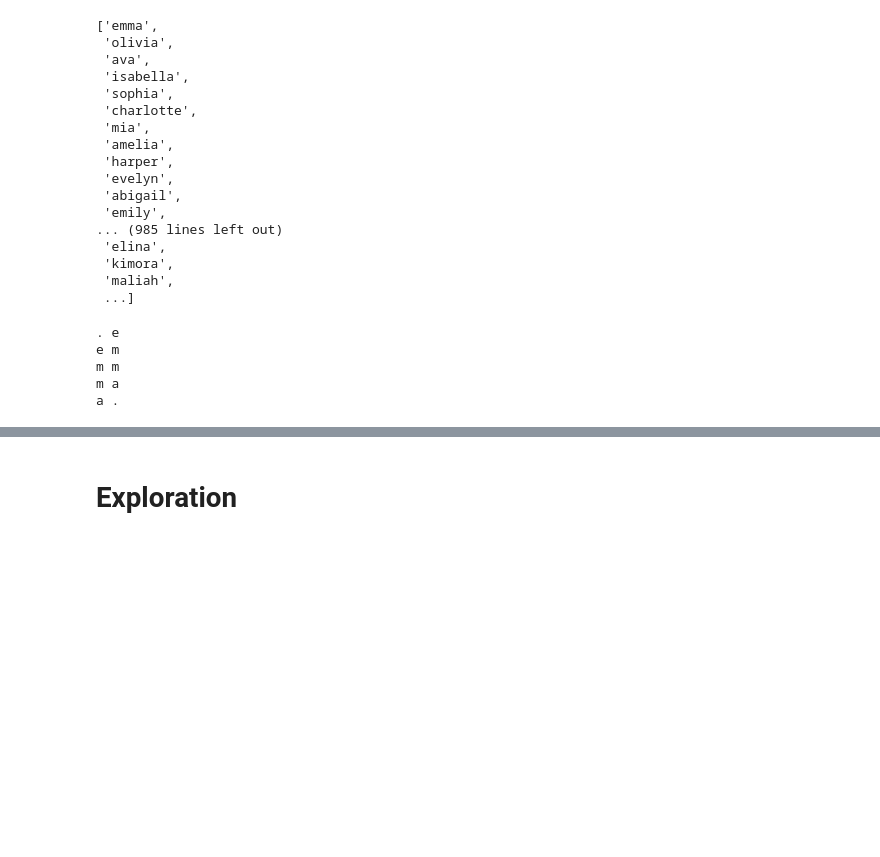
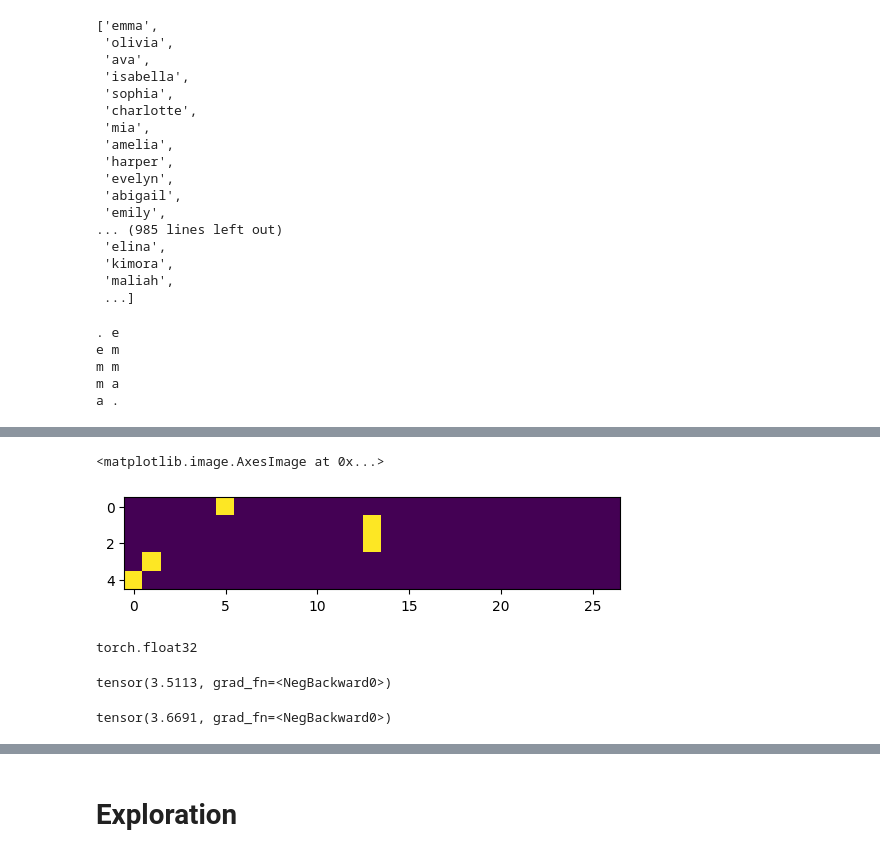
Before and after one commit to Deepan32/python-prep, a Jupyter notebook: Neural Nets/makemore.ipynb, the cells around one changed output, grey strips where cells are left out. Cells and saved outputs as stored; diff of their text form; code cells hidden in the pictures; blank space fills up the shorter version.

```diff
--- a/Neural Nets/makemore.ipynb
+++ b/Neural Nets/makemore.ipynb
@@ -69,0 +71,9 @@ tensor([ 5, 13, 13,  1,  0])
+# %%
+plt.imshow(yenc)
+# %% [output]
+<matplotlib.image.AxesImage at 0x...>
+[figure, added]
+# %%
+yenc.dtype
+# %% [output]
+torch.float32
@@ -69,0 +83,15 @@ tensor([ 5, 13, 13,  1,  0])
+# %%
+#Forward pass
+W.data-=0.1*W.grad
+xenc=F.one_hot(xs,num_classes=27).float()
+logits = xenc @ W # predict log counts
+counts = logits.exp() # counts
+probs=counts/ counts.sum(1,keepdim=True)
+loss=-probs[torch.arange(5), ys].log().mean()
+loss
+# %% [output]
+tensor(3.5113, grad_fn=<NegBackward0>)
+# %%
+loss
+# %% [output]
+tensor(3.6691, grad_fn=<NegBackward0>)
```
Also changed, not shown: parts of 13 cells of this notebook.
